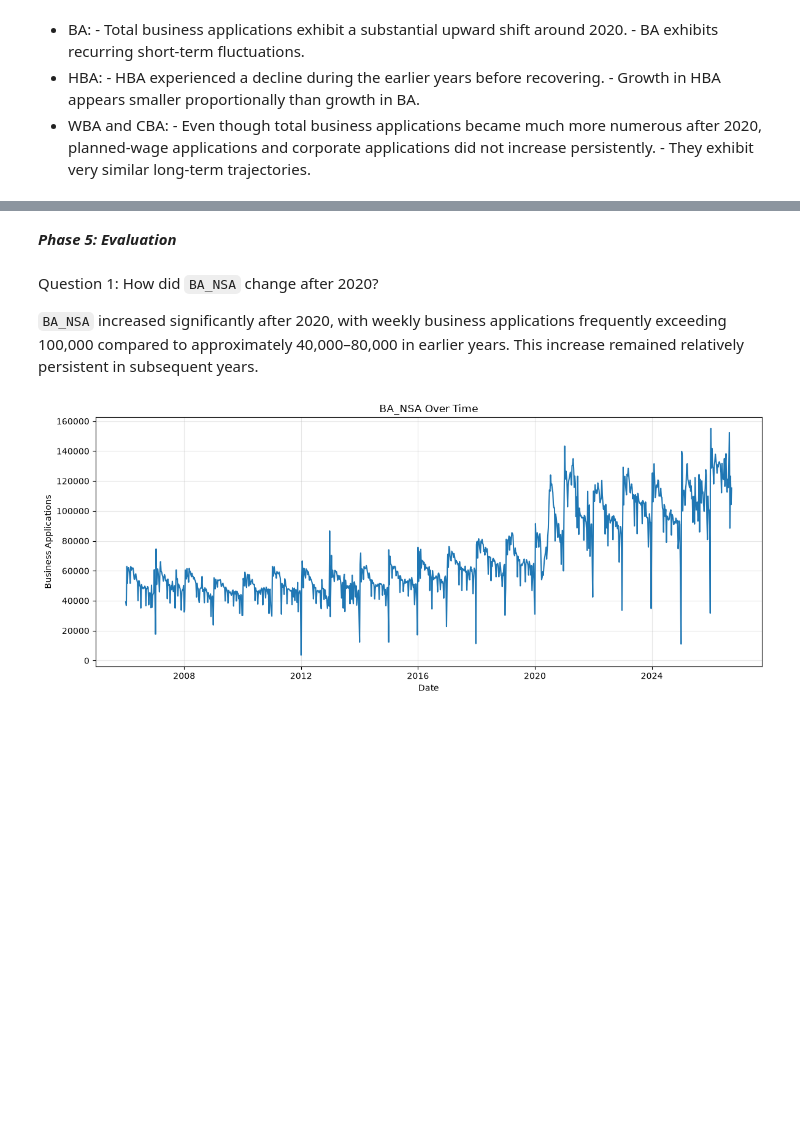
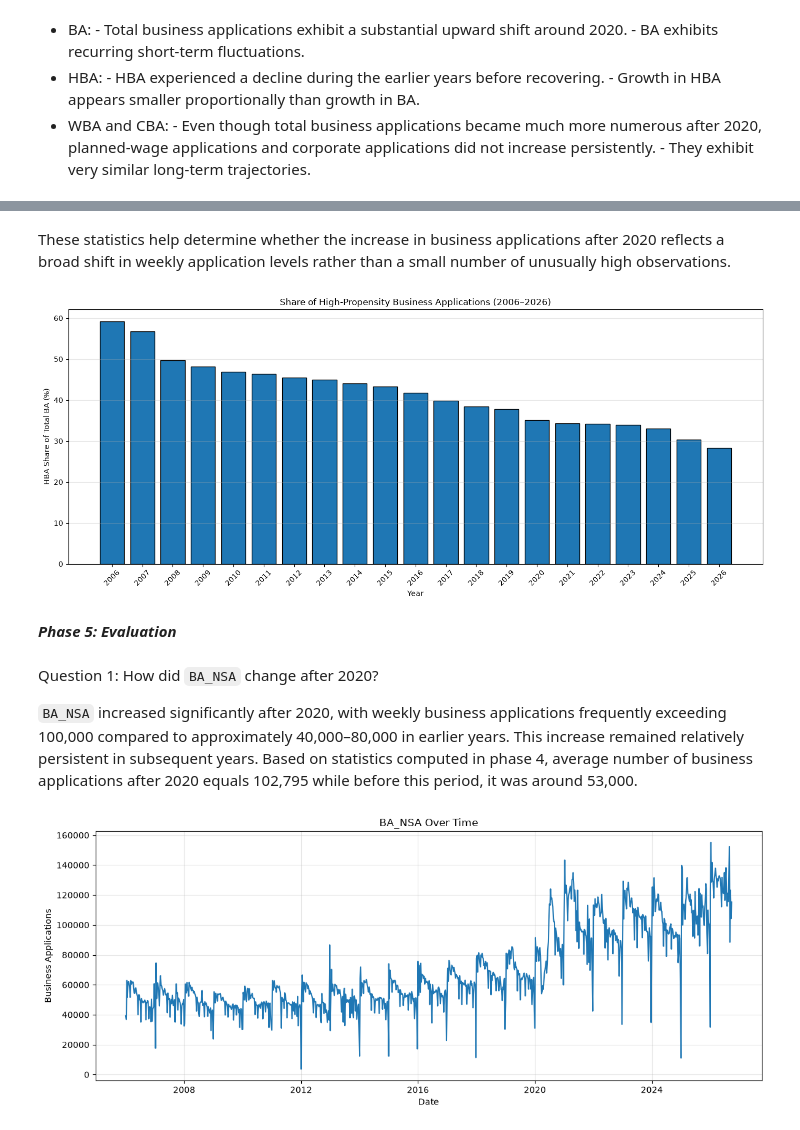
Before and after one commit to farzanehmasteri/EDA---US-Business-Formation-Statistics-Dataset, a Jupyter notebook: code.ipynb, the cells around one changed output, grey strips where cells are left out. Cells and saved outputs as stored; diff of their text form; code cells hidden in the pictures; blank space fills up the shorter version.

Commit message:
phase 5 updated

```diff
--- a/code.ipynb
+++ b/code.ipynb
@@ -518,9 +623,34 @@ plt.show()
+# %% [markdown]
+These statistics help determine whether the increase in business applications after 2020 reflects a broad shift in weekly application levels rather than a small number of unusually high observations.
+# %%
+#compute share metric for `BA_NSA` and `HBA_NSA` for each year
+
+import matplotlib.pyplot as plt
+import numpy as np
+
+share = (df.groupby("Year")["HBA_NSA"].sum() / df.groupby("Year")["BA_NSA"].sum()) * 100
+share = share.loc[2006:2026]
+
+plt.figure(figsize=(14, 6))
+plt.bar(share.index,share.values,edgecolor="black")
+
+plt.title("Share of High-Propensity Business Applications (2006–2026)")
+plt.xlabel("Year")
+plt.ylabel("HBA Share of Total BA (%)")
+plt.xticks(np.arange(2006, 2027), rotation=45)
+plt.grid(axis="y", alpha=0.3)
+
+plt.tight_layout()
+plt.show()
+# %% [output]
+[figure, added]
 # %% [markdown]
 ***Phase 5: Evaluation***
 # %% [markdown]
 Question 1: How did `BA_NSA` change after 2020?
 
 `BA_NSA` increased significantly after 2020, with weekly business applications frequently exceeding 100,000 compared to approximately 40,000–80,000 in earlier years. This increase remained relatively persistent in subsequent years.
+Based on statistics computed in phase 4, average number of business applications after 2020 equals 102,795 while before this period, it was around 53,000.
 # %%
 import matplotlib.pyplot as plt
 import seaborn as sns
```
Also changed, not shown: parts of 32 cells of this notebook.
